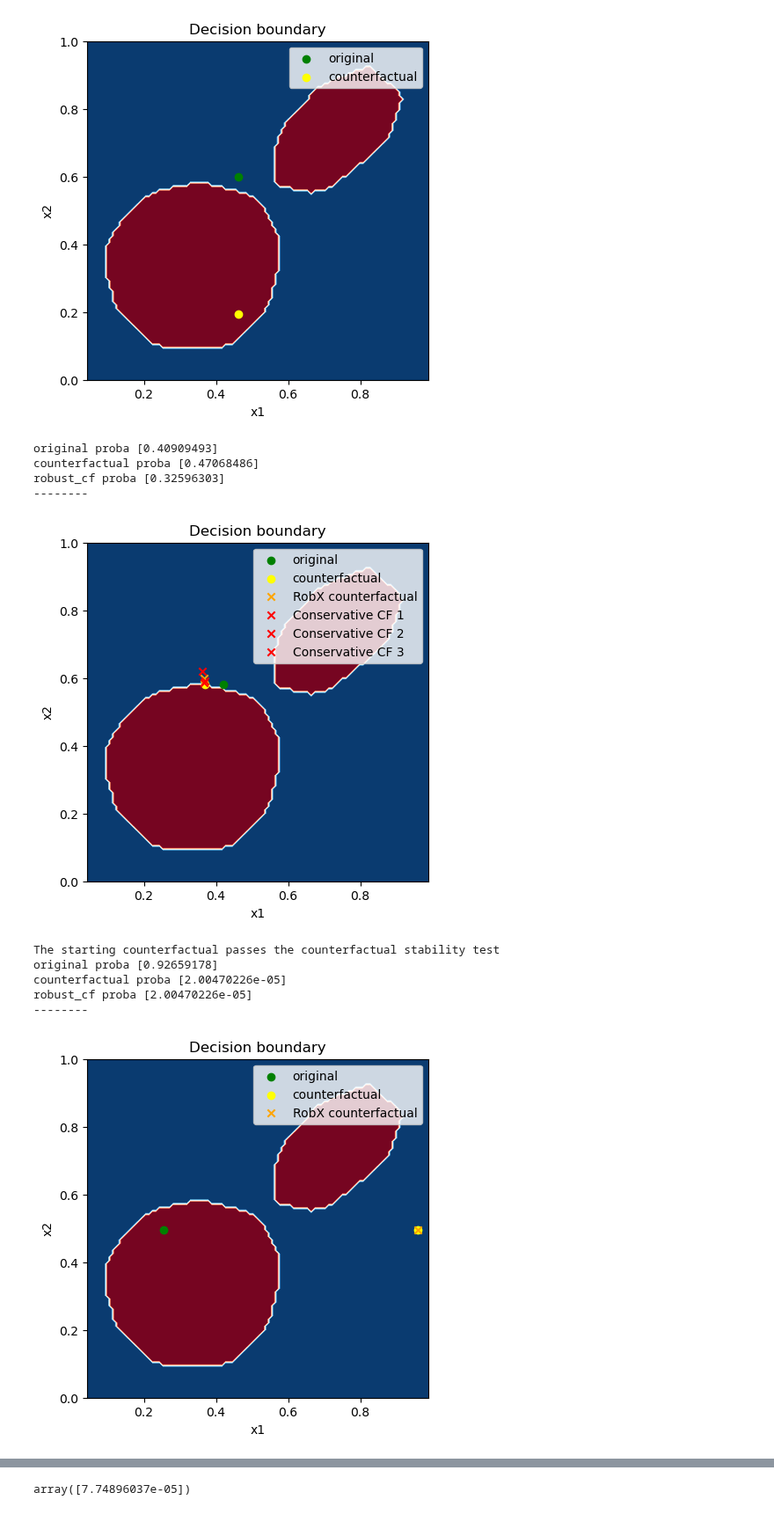
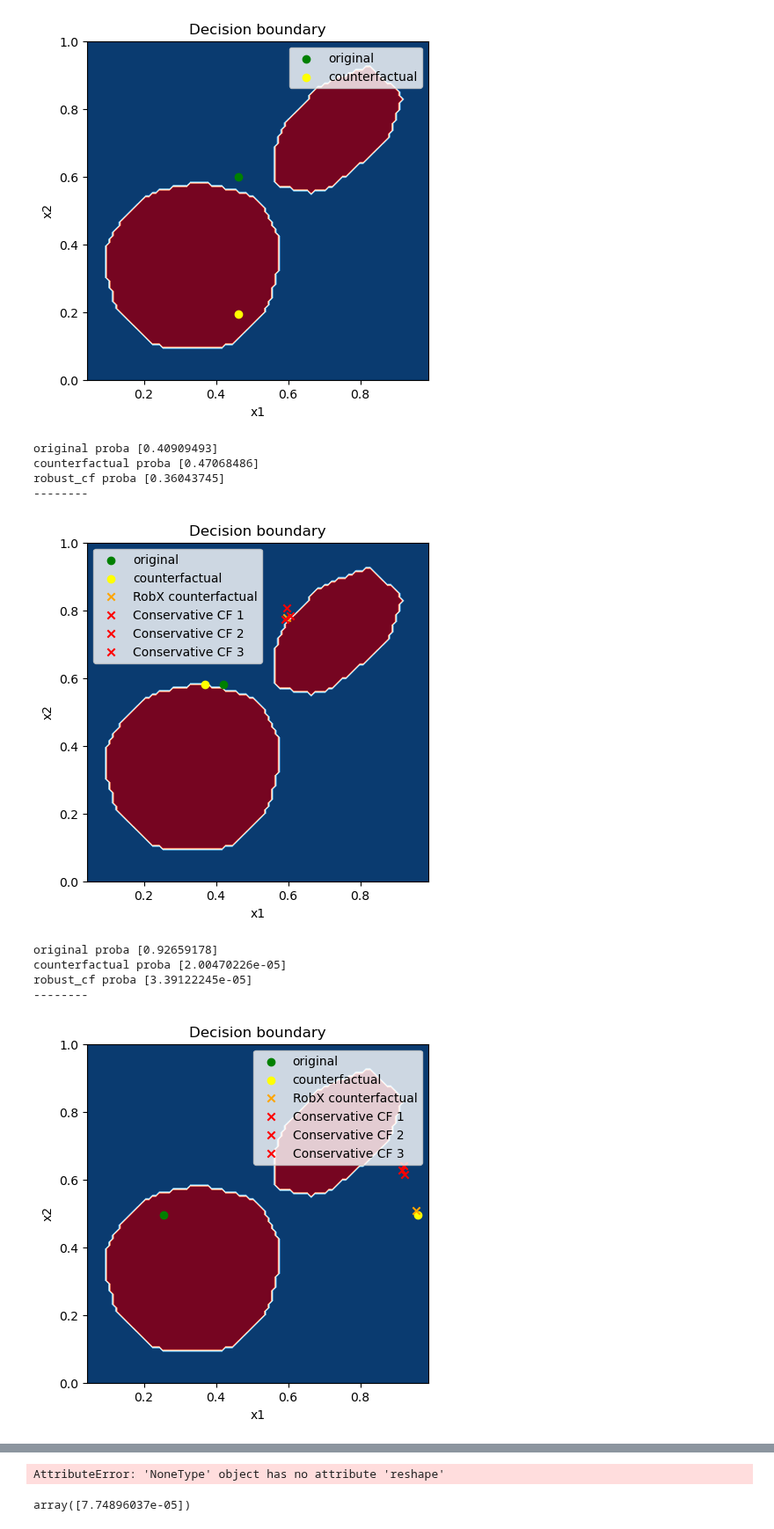
Before and after one commit to istepka/betarce, a Jupyter notebook: src/robx.ipynb, the cells around one changed output, grey strips where cells are left out. Shown at 88% size. Saved outputs shown, nothing was run; the diff lists cells and outputs as text; code cells hidden in the pictures.

```diff
--- a/src/robx.ipynb
+++ b/src/robx.ipynb
@@ -94,41 +94,40 @@ for i in range(3):
         X_train=X_train,
         predict_class_proba_fn=predict_fn,
         start_counterfactual=counterfactuals[i][:2],
-        tau=0.3,
-        variance=0.01,
+        tau=0.6,
+        variance=0.1,
     )
     robust_cf = robust_cf.reshape(1, -1)
 
     if robust_cf is not None:
         art = [
                 {'coords': orig.flatten(), 'color': 'green', 'marker': 'o', 'label': 'original'},
                 {'coords': cf.flatten(), 'color': 'yellow', 'marker': 'o', 'label': 'counterfactual'},
                 {'coords': robust_cf.flatten(), 'color': 'orange', 'marker': 'x', 'label': 'RobX counterfactual'},
             ]
         if conservative_cfs is not None: # if conservative_cfs is not None
             for i, ccf in enumerate(conservative_cfs):
                 art.append({'coords': ccf, 'color': 'red', 'marker': 'x', 'label': f'Conservative CF {i+1}'})
 
     print(f'original proba {predict_fn(orig)}')
     print(f'counterfactual proba {predict_fn(cf)}')
     print(f'robust_cf proba {predict_fn(robust_cf)}')
     print('--------')
 
     plot_decision_boundary_with_artifacts(
         model=model,
         X=X_val,
         y=y_val,
         artifacts=art,
     )
 # %% [output]
 original proba [0.40909493]
 counterfactual proba [0.47068486]
-robust_cf proba [0.32596303]
+robust_cf proba [0.36043745]
 --------
-[figure, old version]
+[figure, new version]
-The starting counterfactual passes the counterfactual stability test
 original proba [0.92659178]
 counterfactual proba [2.00470226e-05]
-robust_cf proba [2.00470226e-05]
+robust_cf proba [3.39122245e-05]
 --------
-[figure, old version]
+[figure, new version]
@@ -140,3 +137,4 @@ robust_cf proba [0.96470852]
+AttributeError: 'NoneType' object has no attribute 'reshape'
 # %%
 predict_fn(np.array([0.3, 0.8]).reshape(1, -1))
 # %% [output]
```
Also changed, not shown: parts of 2 cells of this notebook, 6 other files.
